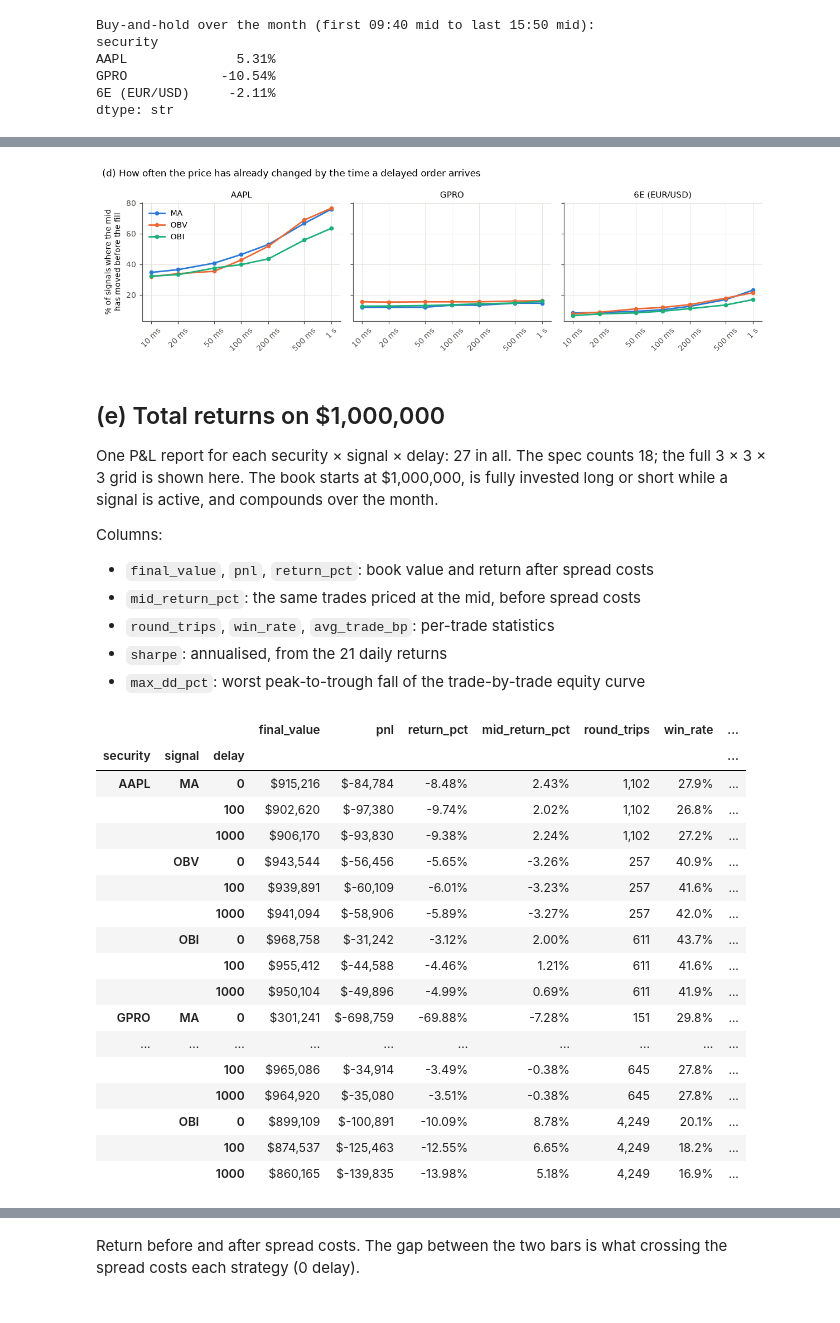
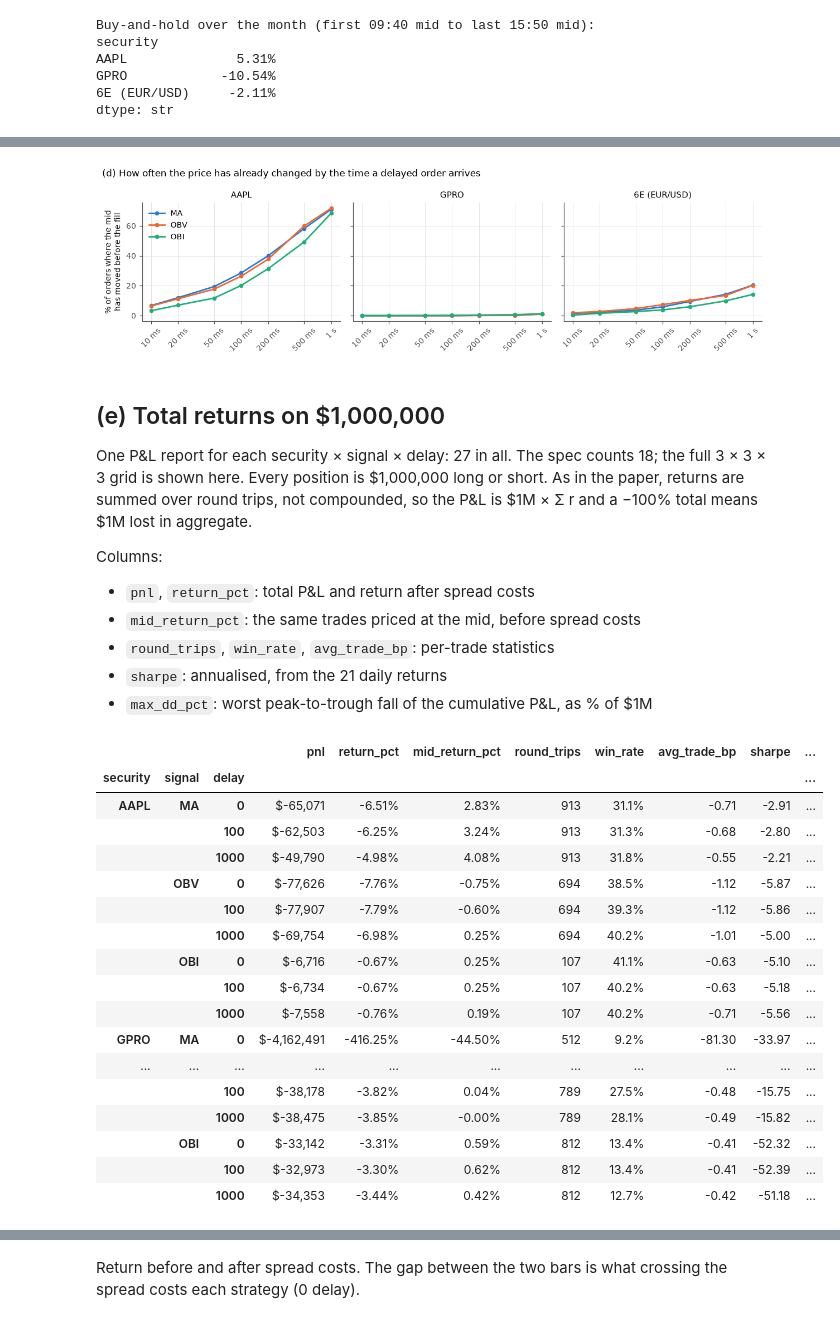
Before and after one commit to jack-duncan/230X-psets, a Jupyter notebook: project/speed.ipynb, the cells around one changed output, grey strips where cells are left out. Cells and saved outputs as stored; diff of their text form; code cells hidden in the pictures.

```diff
--- a/project/speed.ipynb
+++ b/project/speed.ipynb
@@ -41,14 +43,16 @@ DELAYS = [0, 100, 1000]                              # ms, the three required
 DELAY_GRID = [0, 10, 20, 50, 100, 200, 500, 1000]    # ms, the paper's Figure 6 x-axis
 BOOK = 1_000_000
 
-# trading window: signals warm up from 09:30, positions only 09:40-15:50, flat at 15:50
+# the paper's trading procedure (section 3.1): a signal at every 60-second interval change,
+# acted on only from 09:40, everything unwound at 15:50
+INTERVAL = "60s"
 TRADE_START, TRADE_END = "09:40", "15:50"
 
-# signal parameters, the same for all three securities (chosen for turnover, not return)
-SHORT, LONG = "60s", "600s"   # MA / OBV windows
-MA_BAND = 1.0                 # MA band, in units of the current quoted spread
-OBV_K = 0.05                  # OBV band, as a fraction of volume traded in the long window
-OBI_WINDOW, OBI_TH = "10s", 0.5
+# rule settings, one point from the paper's Appendix A grid (60-second interval), the same
+# for all three securities. Lookbacks s and l are in intervals (minutes); b is the bandwidth.
+MA_S, MA_L, MA_B = 5, 10, 0.0
+OBV_S, OBV_L, OBV_B = 5, 10, 0.0
+OBI_WINDOW, OBI_TH = "10s", 0.5   # own signal
 
 # chart styling: one hue per signal (validated categorical slots 1-3); delay = lightness + dash
 SIG_COLOR = {"MA": "#2a78d6", "OBV": "#eb6834", "OBI": "#1baf7a"}
@@ -442,74 +464,73 @@ for ax, label in zip(axes, SECURITIES):
     ax.set_xticks(DELAY_GRID[1:], [ms_label(d) for d in DELAY_GRID[1:]], rotation=45)
     ax.minorticks_off()
     ax.set_title(label)
-axes[0].set_ylabel("% of signals where the mid\nhas moved before the fill")
+axes[0].set_ylabel("% of orders where the mid\nhas moved before the fill")
 axes[0].legend()
 fig.suptitle("(d) How often the price has already changed by the time a delayed order arrives",
              x=0.01, ha="left", fontsize=11)
 fig.tight_layout()
 save(fig, "d_price_moved_before_fill")
 # %% [output]
-[figure, old version]
+[figure, new version]
 # %% [markdown]
 ## (e) Total returns on \$1,000,000
 
 One P&L report for each security × signal × delay: 27 in all. The spec counts 18;
-the full 3 × 3 × 3 grid is shown here. The book starts at \$1,000,000, is fully
-invested long or short while a signal is active, and compounds over the month.
+the full 3 × 3 × 3 grid is shown here. Every position is \$1,000,000 long or short.
+As in the paper, returns are summed over round trips, not compounded, so the P&L is
+\$1M × Σ r and a −100% total means \$1M lost in aggregate.
 
 Columns:
-* `final_value`, `pnl`, `return_pct`: book value and return after spread costs
+* `pnl`, `return_pct`: total P&L and return after spread costs
 * `mid_return_pct`: the same trades priced at the mid, before spread costs
 * `round_trips`, `win_rate`, `avg_trade_bp`: per-trade statistics
 * `sharpe`: annualised, from the 21 daily returns
-* `max_dd_pct`: worst peak-to-trough fall of the trade-by-trade equity curve
+* `max_dd_pct`: worst peak-to-trough fall of the cumulative P&L, as % of \$1M
 # %%
 def report(g):
     g = g.sort_values("t_exit")
-    eq = BOOK * np.cumprod(1 + g.r.values)
-    day_r = g.groupby("day").r.apply(lambda r: np.prod(1 + r) - 1).reindex(DAYS, fill_value=0.0)
-    peak = np.maximum.accumulate(np.r_[BOOK, eq])
-    final = eq[-1] if len(eq) else BOOK
+    cum = np.r_[0.0, np.cumsum(g.r.values)]
+    day_r = g.groupby("day").r.sum().reindex(DAYS, fill_value=0.0)
     return pd.Series({
-        "final_value": final, "pnl": final - BOOK,
-        "return_pct": (final / BOOK - 1) * 100,
-        "mid_return_pct": (np.prod(1 + g.r_mid.values) - 1) * 100,
+        "pnl": BOOK * cum[-1],
+        "return_pct": cum[-1] * 100,
+        "mid_return_pct": g.r_mid.sum() * 100,
         "round_trips": len(g), "win_rate": (g.r > 0).mean() * 100 if len(g) else np.nan,
         "avg_trade_bp": g.r.mean() * 1e4 if len(g) else np.nan,
         "sharpe": day_r.mean() / day_r.std() * np.sqrt(252) if day_r.std() > 0 else np.nan,
-        "max_dd_pct": ((np.r_[BOOK, eq] / peak).min() - 1) * 100,
+        "max_dd_pct": (cum - np.maximum.accumulate(cum)).min() * 100,
     })
 
 
 reports = (all_legs.groupby(["security", "signal", "delay"], sort=False)
            .apply(report, include_groups=False))
 reports = reports.reindex(pd.MultiIndex.from_product([list(SECURITIES), SIGNALS, DELAY_GRID],
                                                      names=["security", "signal", "delay"]))
 reports.to_csv(OUT / "e_pnl_reports_full_grid.csv")
 pnl = reports.loc[(slice(None), slice(None), DELAYS), :]
 pnl.to_csv(OUT / "e_pnl_reports.csv")
 pnl.style.format({
-    "final_value": "${:,.0f}", "pnl": "${:,.0f}", "return_pct": "{:.2f}%", "mid_return_pct": "{:.2f}%",
+    "pnl": "${:,.0f}", "return_pct": "{:.2f}%", "mid_return_pct": "{:.2f}%",
     "round_trips": "{:,.0f}", "win_rate": "{:.1f}%", "avg_trade_bp": "{:.2f}", "sharpe": "{:.2f}",
     "max_dd_pct": "{:.2f}%",
 })
 # %% [output]
-|  |  |  | final_value | pnl | return_pct | mid_return_pct | round_trips | win_rate | ... |
-| security | signal | delay |  |  |  |  |  |  | ... |
-| AAPL | MA | 0 | $915,216 | $-84,784 | -8.48% | 2.43% | 1,102 | 27.9% | ... |
-|  |  | 100 | $902,620 | $-97,380 | -9.74% | 2.02% | 1,102 | 26.8% | ... |
-|  |  | 1000 | $906,170 | $-93,830 | -9.38% | 2.24% | 1,102 | 27.2% | ... |
-|  | OBV | 0 | $943,544 | $-56,456 | -5.65% | -3.26% | 257 | 40.9% | ... |
-|  |  | 100 | $939,891 | $-60,109 | -6.01% | -3.23% | 257 | 41.6% | ... |
-|  |  | 1000 | $941,094 | $-58,906 | -5.89% | -3.27% | 257 | 42.0% | ... |
-|  | OBI | 0 | $968,758 | $-31,242 | -3.12% | 2.00% | 611 | 43.7% | ... |
-|  |  | 100 | $955,412 | $-44,588 | -4.46% | 1.21% | 611 | 41.6% | ... |
-|  |  | 1000 | $950,104 | $-49,896 | -4.99% | 0.69% | 611 | 41.9% | ... |
-| GPRO | MA | 0 | $301,241 | $-698,759 | -69.88% | -7.28% | 151 | 29.8% | ... |
-| ... | ... | ... | ... | ... | ... | ... | ... | ... | ... |
-|  |  | 100 | $965,086 | $-34,914 | -3.49% | -0.38% | 645 | 27.8% | ... |
-|  |  | 1000 | $964,920 | $-35,080 | -3.51% | -0.38% | 645 | 27.8% | ... |
-|  | OBI | 0 | $899,109 | $-100,891 | -10.09% | 8.78% | 4,249 | 20.1% | ... |
-|  |  | 100 | $874,537 | $-125,463 | -12.55% | 6.65% | 4,249 | 18.2% | ... |
-|  |  | 1000 | $860,165 | $-139,835 | -13.98% | 5.18% | 4,249 | 16.9% | ... |
+|  |  |  | pnl | return_pct | mid_return_pct | round_trips | win_rate | avg_trade_bp | sharpe | ... |
+| security | signal | delay |  |  |  |  |  |  |  | ... |
+| AAPL | MA | 0 | $-65,071 | -6.51% | 2.83% | 913 | 31.1% | -0.71 | -2.91 | ... |
+|  |  | 100 | $-62,503 | -6.25% | 3.24% | 913 | 31.3% | -0.68 | -2.80 | ... |
+|  |  | 1000 | $-49,790 | -4.98% | 4.08% | 913 | 31.8% | -0.55 | -2.21 | ... |
+|  | OBV | 0 | $-77,626 | -7.76% | -0.75% | 694 | 38.5% | -1.12 | -5.87 | ... |
+|  |  | 100 | $-77,907 | -7.79% | -0.60% | 694 | 39.3% | -1.12 | -5.86 | ... |
+|  |  | 1000 | $-69,754 | -6.98% | 0.25% | 694 | 40.2% | -1.01 | -5.00 | ... |
+|  | OBI | 0 | $-6,716 | -0.67% | 0.25% | 107 | 41.1% | -0.63 | -5.10 | ... |
+|  |  | 100 | $-6,734 | -0.67% | 0.25% | 107 | 40.2% | -0.63 | -5.18 | ... |
+|  |  | 1000 | $-7,558 | -0.76% | 0.19% | 107 | 40.2% | -0.71 | -5.56 | ... |
+| GPRO | MA | 0 | $-4,162,491 | -416.25% | -44.50% | 512 | 9.2% | -81.30 | -33.97 | ... |
+| ... | ... | ... | ... | ... | ... | ... | ... | ... | ... | ... |
+|  |  | 100 | $-38,178 | -3.82% | 0.04% | 789 | 27.5% | -0.48 | -15.75 | ... |
+|  |  | 1000 | $-38,475 | -3.85% | -0.00% | 789 | 28.1% | -0.49 | -15.82 | ... |
+|  | OBI | 0 | $-33,142 | -3.31% | 0.59% | 812 | 13.4% | -0.41 | -52.32 | ... |
+|  |  | 100 | $-32,973 | -3.30% | 0.62% | 812 | 13.4% | -0.41 | -52.39 | ... |
+|  |  | 1000 | $-34,353 | -3.44% | 0.42% | 812 | 12.7% | -0.42 | -51.18 | ... |
 # %% [markdown]
```
Also changed, not shown: parts of 20 cells of this notebook, 13 other files.
